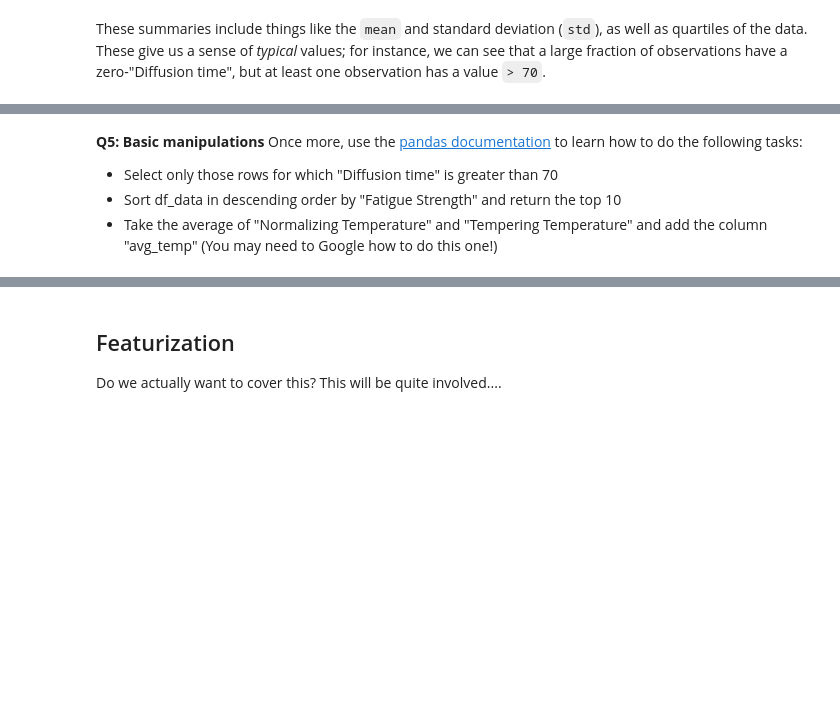
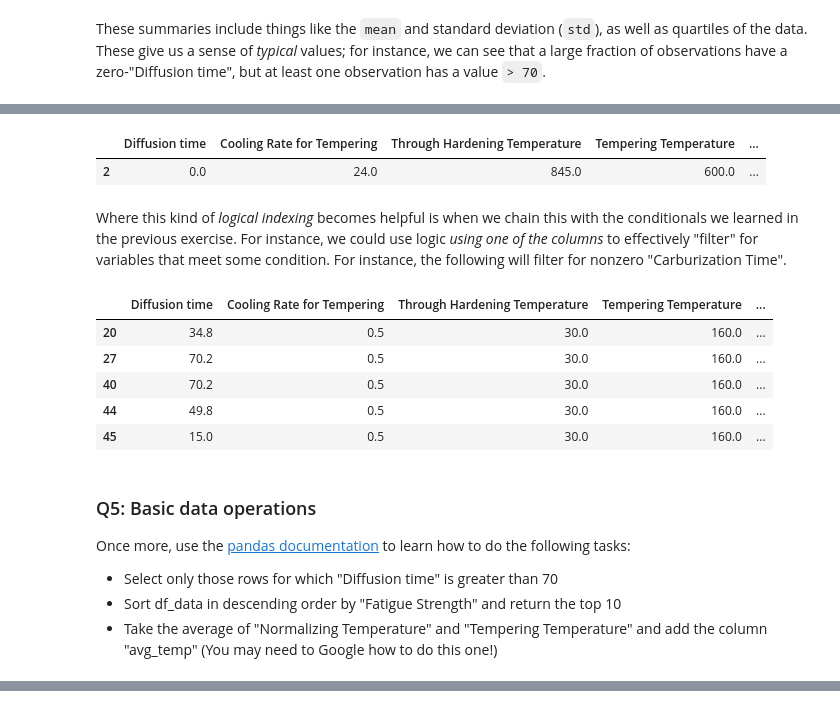
Before and after one commit to zdelrosario/ga-tech-workshop, a Jupyter notebook: files/exercises/02_solution.ipynb, the cells around one changed output, grey strips where cells are left out. Saved outputs shown, nothing was run; the diff lists cells and outputs as text; code cells hidden in the pictures; blank space fills up the shorter version.

```diff
--- a/files/exercises/02_solution.ipynb
+++ b/files/exercises/02_solution.ipynb
@@ -259,5 +278,24 @@ These summaries include things like the `mean` and standard deviation (`std`), a
+# %%
+idx_boolean = [False] * df_data.shape[0] # Mostly-false array
+idx_boolean[2] = True # Make the third entry True
+df_data[idx_boolean]
+# %% [output]
+|  | Diffusion time | Cooling Rate for Tempering | Through Hardening Temperature | Tempering Temperature | ... |
+| 2 | 0.0 | 24.0 | 845.0 | 600.0 | ... |
+# %% [markdown]
+Where this kind of *logical indexing* becomes helpful is when we chain this with the conditionals we learned in the previous exercise. For instance, we could use logic *using one of the columns* to effectively "filter" for variables that meet some condition. For instance, the following will filter for nonzero "Carburization Time".
+# %%
+df_data[df_data["Carburization Time"] > 0].head()
+# %% [output]
+|  | Diffusion time | Cooling Rate for Tempering | Through Hardening Temperature | Tempering Temperature | ... |
+| 20 | 34.8 | 0.5 | 30.0 | 160.0 | ... |
+| 27 | 70.2 | 0.5 | 30.0 | 160.0 | ... |
+| 40 | 70.2 | 0.5 | 30.0 | 160.0 | ... |
+| 44 | 49.8 | 0.5 | 30.0 | 160.0 | ... |
+| 45 | 15.0 | 0.5 | 30.0 | 160.0 | ... |
 # %% [markdown]
-**Q5: Basic manipulations** Once more, use the [pandas documentation](https://pandas.pydata.org/pandas-docs/stable/getting_started/10min.html) to learn how to do the following tasks:
+### Q5: Basic data operations
+Once more, use the [pandas documentation](https://pandas.pydata.org/pandas-docs/stable/getting_started/10min.html) to learn how to do the following tasks:
 
 - Select only those rows for which "Diffusion time" is greater than 70
 - Sort df_data in descending order by "Fatigue Strength" and return the top 10
@@ -311,7 +349,3 @@ df_data.assign(avg_tmp = 0.5 * (df_data["Normalizing Temperature"] + df_data["Te
 | 2 | 0.01 | 870.0 | 600.0 | 8.0 | ... |
 | 3 | 0.00 | 865.0 | 550.0 | 24.0 | ... |
 | 4 | 0.01 | 870.0 | 650.0 | 8.0 | ... |
-# %% [markdown]
-## Featurization
-Do we actually want to cover this? This will be quite involved....
-<!-- solution-end -->
```
Also changed, not shown: parts of 16 cells of this notebook, 6 other files.
